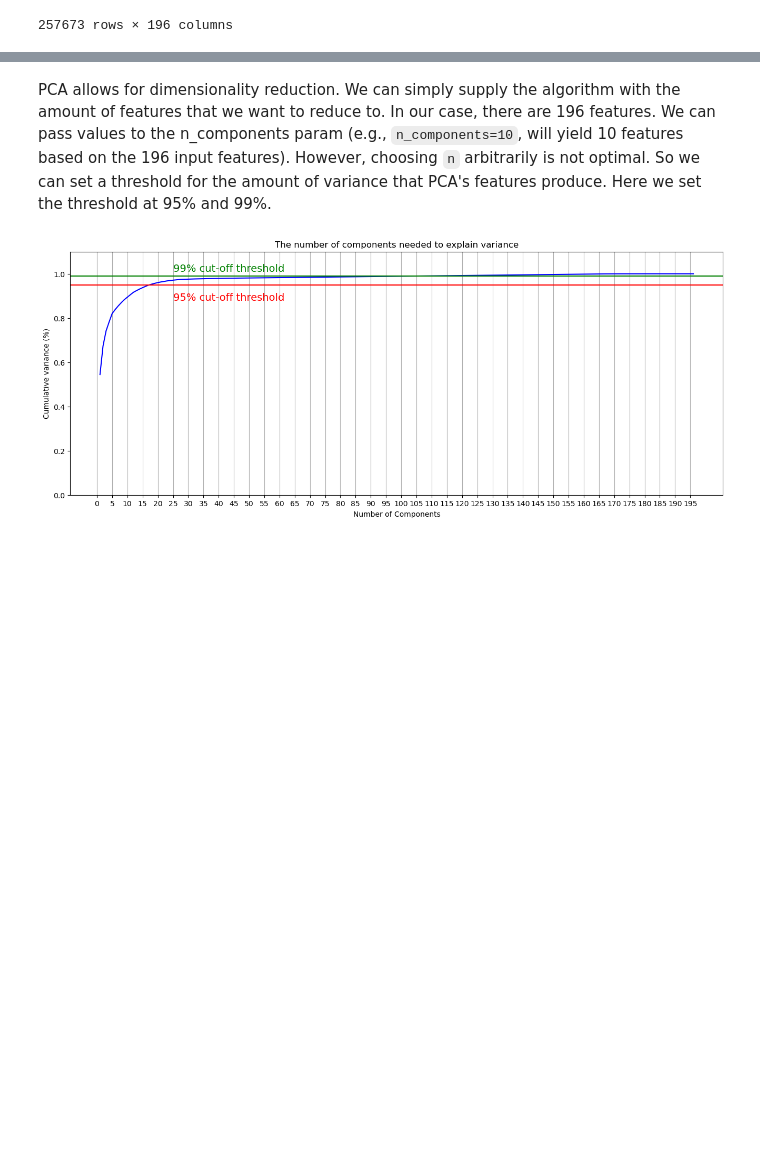
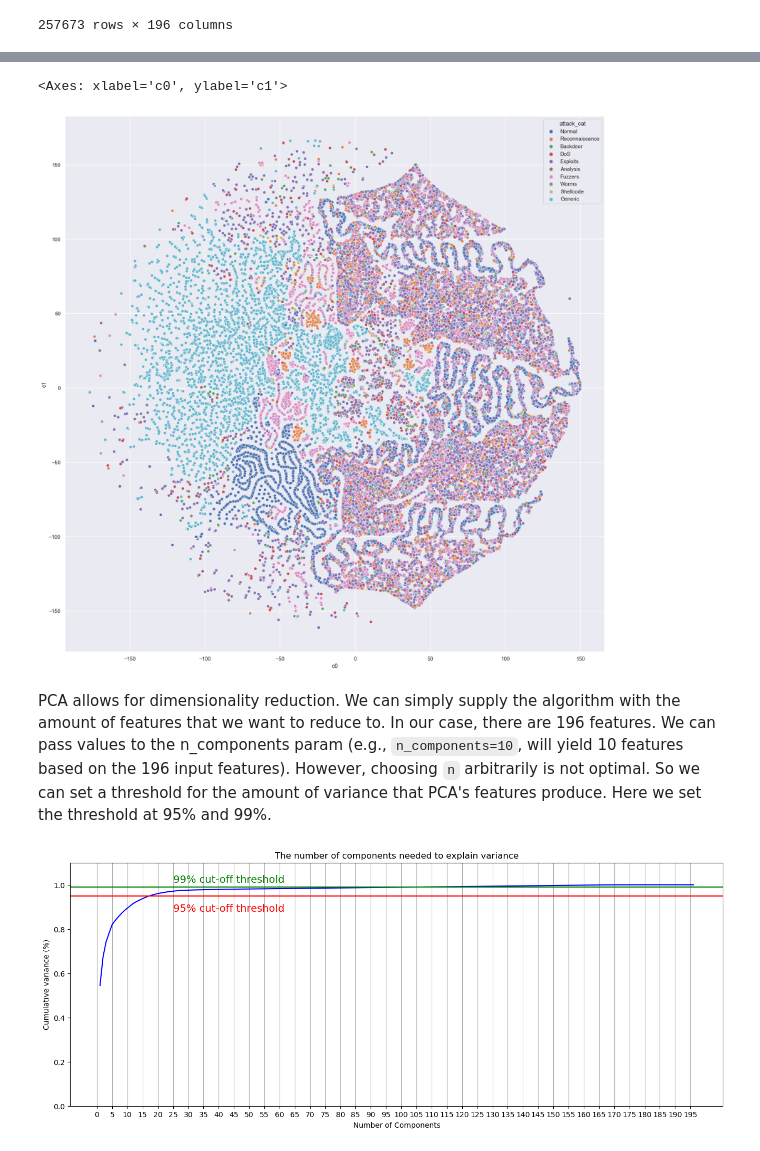
Before and after one commit to Janko-dev/ktai_ids, a Jupyter notebook: src/dnn_pca_ohe.ipynb, the cells around one changed output, grey strips where cells are left out. Saved outputs shown, nothing was run; the diff lists cells and outputs as text; code cells hidden in the pictures; blank space fills up the shorter version.

Commit message:
t-SNE plot and bigger confusion matrix plot, also rewrote the readme

```diff
--- a/src/dnn_pca_ohe.ipynb
+++ b/src/dnn_pca_ohe.ipynb
@@ -59,0 +62,4 @@ x_df
+# %%
+from sklearn.manifold import TSNE
+
+tsne_df = TSNE().fit_transform(x_df)
@@ -60,3 +83,13 @@ x_df
+# %%
+import seaborn as sns
+sns.set(rc={'figure.figsize':(20, 20)})
+
+tsne_label_df = pd.concat([pd.DataFrame(tsne_df, columns=["c0", "c1"]), mc_labels], axis=1)
+
+sns.scatterplot(tsne_label_df, x="c0", y="c1", hue="attack_cat")
+# %% [output]
+<Axes: xlabel='c0', ylabel='c1'>
+[figure, added]
 # %% [markdown]
 PCA allows for dimensionality reduction. We can simply supply the algorithm with the amount of features that we want to reduce to.
 In our case, there are 196 features. We can pass values to the n_components param (e.g., `n_components=10`, will yield 10 features based on the 196 input features). However, choosing `n` arbitrarily is not optimal. So we can set a threshold for the amount of variance that PCA's features produce. Here we set the threshold at 95% and 99%.
```
Also changed, not shown: parts of 2 cells of this notebook, 2 other files.
